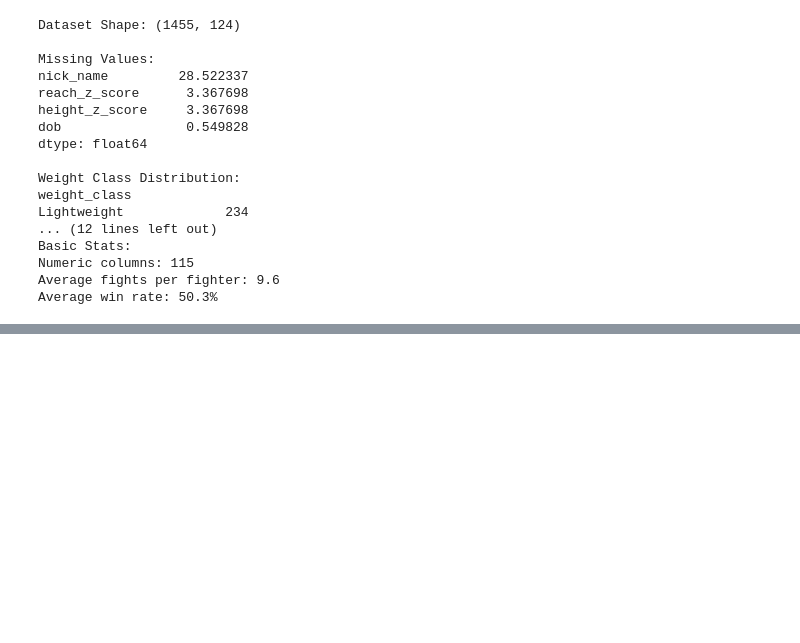
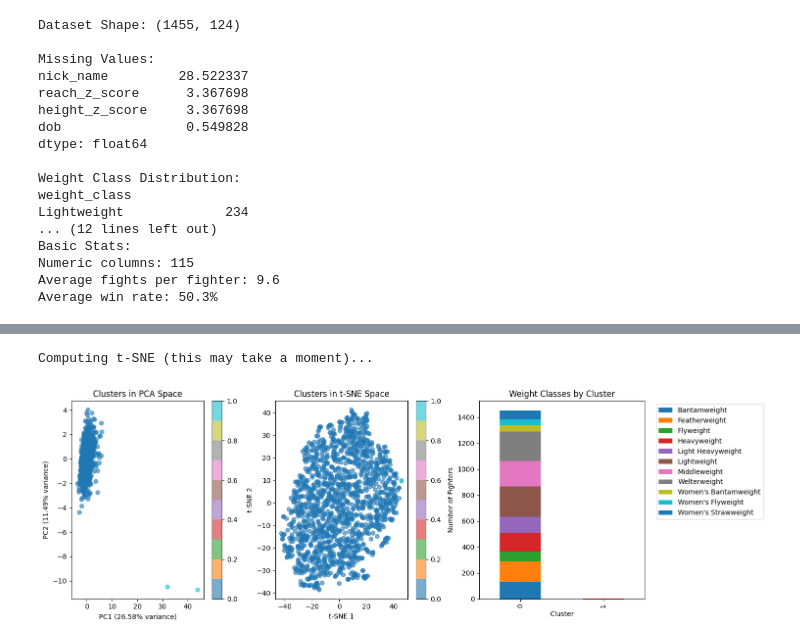
Before and after one commit to sgracia19/UFC_Fighter_Segmentation, a Jupyter notebook: notebooks/03_Clustering.ipynb, the cells around one changed output, grey strips where cells are left out. Cells and saved outputs as stored; diff of their text form; code cells hidden in the pictures; blank space fills up the shorter version.

```diff
--- a/notebooks/03_Clustering.ipynb
+++ b/notebooks/03_Clustering.ipynb
@@ -394,0 +415,39 @@ plt.show()
+# %%
+# 2D visualization using first 2 principal components
+plt.figure(figsize=(15, 5))
+
+plt.subplot(1, 3, 1)
+scatter = plt.scatter(pca_features[:, 0], pca_features[:, 1],
+                     c=cluster_labels, cmap='tab10', alpha=0.6)
+plt.xlabel(f'PC1 ({pca.explained_variance_ratio_[0]:.2%} variance)')
+plt.ylabel(f'PC2 ({pca.explained_variance_ratio_[1]:.2%} variance)')
+plt.title('Clusters in PCA Space')
+plt.colorbar(scatter)
+
+# t-SNE visualization (optional - takes longer to compute)
+print("Computing t-SNE (this may take a moment)...")
+tsne = TSNE(n_components=2, random_state=42, perplexity=30)
+tsne_features = tsne.fit_transform(pca_features)
+
+plt.subplot(1, 3, 2)
+scatter = plt.scatter(tsne_features[:, 0], tsne_features[:, 1],
+                     c=cluster_labels, cmap='tab10', alpha=0.6)
+plt.xlabel('t-SNE 1')
+plt.ylabel('t-SNE 2')
+plt.title('Clusters in t-SNE Space')
+plt.colorbar(scatter)
+
+# Weight class distribution by cluster
+plt.subplot(1, 3, 3)
+cluster_weight_dist = work_data.groupby(['cluster', 'weight_class']).size().unstack(fill_value=0)
+cluster_weight_dist.plot(kind='bar', stacked=True, ax=plt.gca())
+plt.title('Weight Classes by Cluster')
+plt.xlabel('Cluster')
+plt.ylabel('Number of Fighters')
+plt.legend(bbox_to_anchor=(1.05, 1), loc='upper left')
+
+plt.tight_layout()
+plt.show()
+# %% [output]
+Computing t-SNE (this may take a moment)...
+[figure, added]
```
Also changed, not shown: parts of 18 cells of this notebook.
